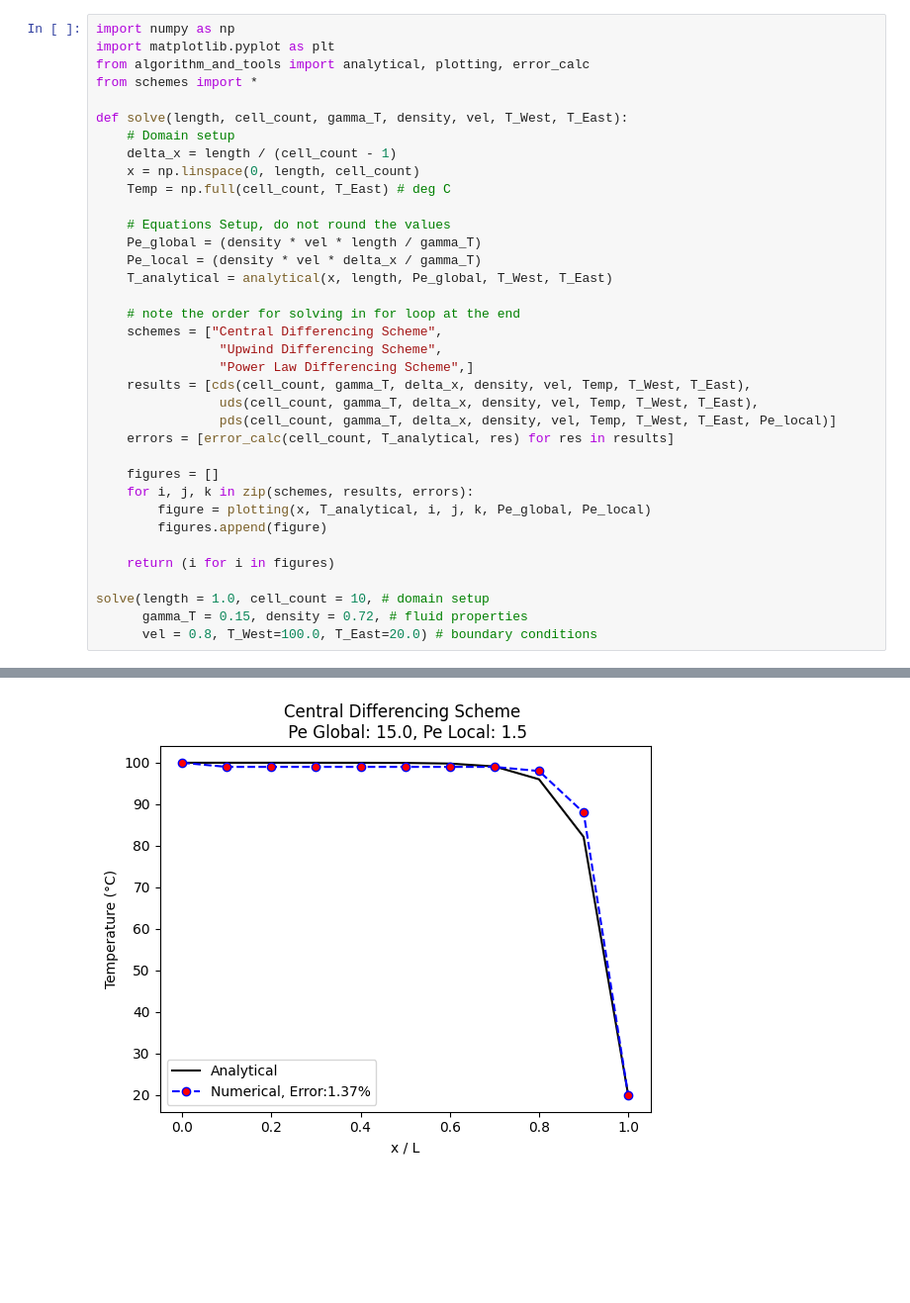
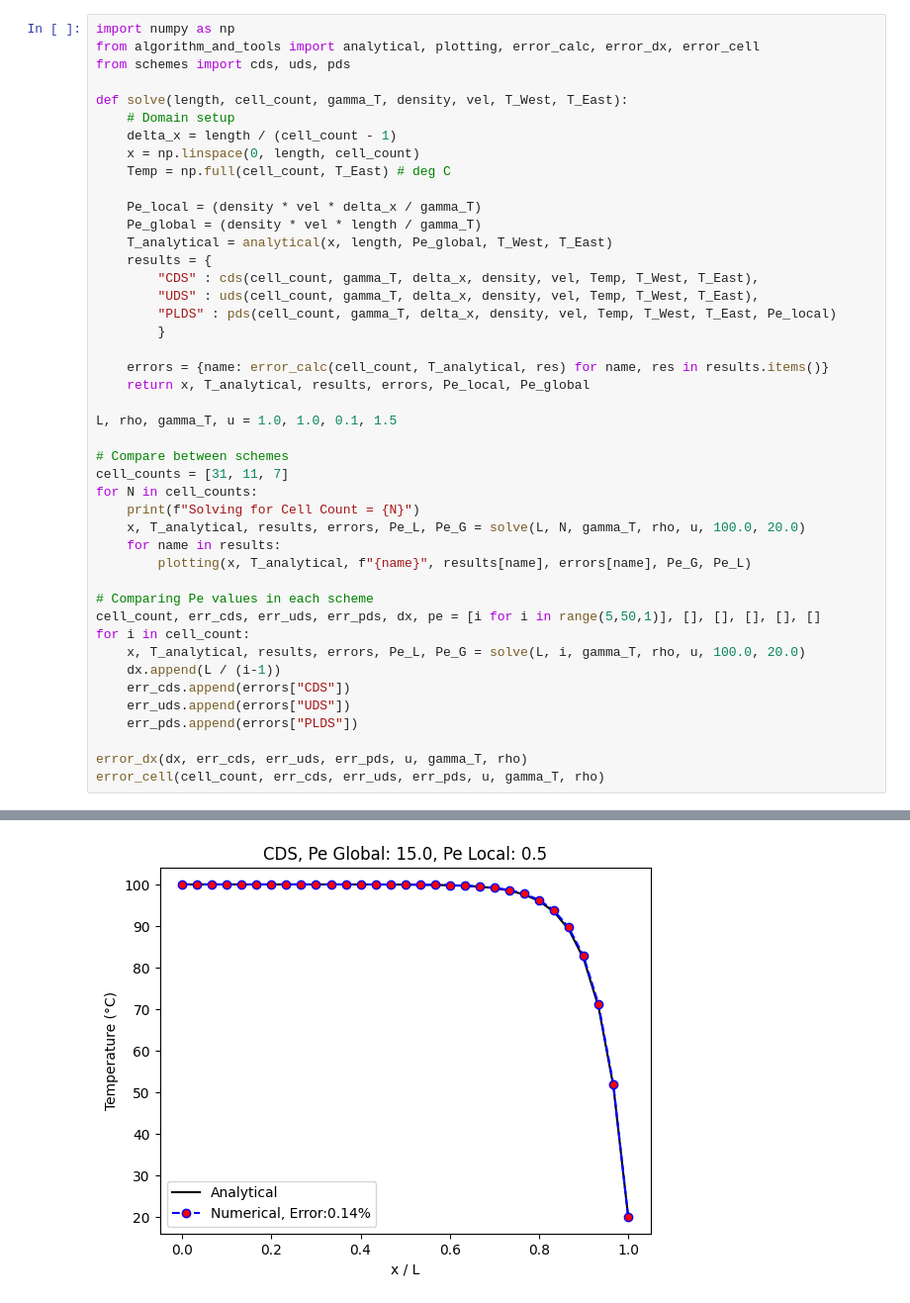
Before and after one commit to abirizky998/CFD_Course_Imperial, a Jupyter notebook: Coursework 1/1D_steady_state_convection_diffusion.ipynb, the cells around one changed output, grey strips where cells are left out. Shown at 99% size. Cells and saved outputs as stored; diff of their text form; blank space fills up the shorter version.

```diff
--- a/Coursework 1/1D_steady_state_convection_diffusion.ipynb
+++ b/Coursework 1/1D_steady_state_convection_diffusion.ipynb
@@ -1,8 +1,7 @@
 # %%
 import numpy as np
-import matplotlib.pyplot as plt
-from algorithm_and_tools import analytical, plotting, error_calc
-from schemes import *
+from algorithm_and_tools import analytical, plotting, error_calc, error_dx, error_cell
+from schemes import cds, uds, pds
 
 def solve(length, cell_count, gamma_T, density, vel, T_West, T_East):
     # Domain setup
@@ -10,28 +9,37 @@ def solve(length, cell_count, gamma_T, density, vel, T_West, T_East):
     x = np.linspace(0, length, cell_count)
     Temp = np.full(cell_count, T_East) # deg C
 
-    # Equations Setup, do not round the values
+    Pe_local = (density * vel * delta_x / gamma_T)
     Pe_global = (density * vel * length / gamma_T)
-    Pe_local = (density * vel * delta_x / gamma_T)
     T_analytical = analytical(x, length, Pe_global, T_West, T_East)
+    results = {
+        "CDS" : cds(cell_count, gamma_T, delta_x, density, vel, Temp, T_West, T_East),
+        "UDS" : uds(cell_count, gamma_T, delta_x, density, vel, Temp, T_West, T_East),
+        "PLDS" : pds(cell_count, gamma_T, delta_x, density, vel, Temp, T_West, T_East, Pe_local)
+        }
 
-    # note the order for solving in for loop at the end
-    schemes = ["Central Differencing Scheme",
-                "Upwind Differencing Scheme",
-                "Power Law Differencing Scheme",]
-    results = [cds(cell_count, gamma_T, delta_x, density, vel, Temp, T_West, T_East),
-                uds(cell_count, gamma_T, delta_x, density, vel, Temp, T_West, T_East),
-                pds(cell_count, gamma_T, delta_x, density, vel, Temp, T_West, T_East, Pe_local)]
-    errors = [error_calc(cell_count, T_analytical, res) for res in results]
+    errors = {name: error_calc(cell_count, T_analytical, res) for name, res in results.items()}
+    return x, T_analytical, results, errors, Pe_local, Pe_global
 
-    figures = []
-    for i, j, k in zip(schemes, results, errors):
-        figure = plotting(x, T_analytical, i, j, k, Pe_global, Pe_local)
-        figures.append(figure)
+L, rho, gamma_T, u = 1.0, 1.0, 0.1, 1.5
 
-    return (i for i in figures)
+# Compare between schemes
+cell_counts = [31, 11, 7]
+for N in cell_counts:
+    print(f"Solving for Cell Count = {N}")
+    x, T_analytical, results, errors, Pe_L, Pe_G = solve(L, N, gamma_T, rho, u, 100.0, 20.0)
+    for name in results:
+        plotting(x, T_analytical, f"{name}", results[name], errors[name], Pe_G, Pe_L)
 
-solve(length = 1.0, cell_count = 10, # domain setup
-      gamma_T = 0.15, density = 0.72, # fluid properties
-      vel = 0.8, T_West=100.0, T_East=20.0) # boundary conditions
+# Comparing Pe values in each scheme
+cell_count, err_cds, err_uds, err_pds, dx, pe = [i for i in range(5,50,1)], [], [], [], [], []
+for i in cell_count:
+    x, T_analytical, results, errors, Pe_L, Pe_G = solve(L, i, gamma_T, rho, u, 100.0, 20.0)
+    dx.append(L / (i-1))
+    err_cds.append(errors["CDS"])
+    err_uds.append(errors["UDS"])
+    err_pds.append(errors["PLDS"])
+
+error_dx(dx, err_cds, err_uds, err_pds, u, gamma_T, rho)
+error_cell(cell_count, err_cds, err_uds, err_pds, u, gamma_T, rho)
 # %% [output]
@@ -38 +47 @@ solve(length = 1.0, cell_count = 10, # domain setup
-[figure, old version]
+[figure, new version]
```
Also changed, not shown: parts of 1 cell of this notebook, 5 other files.
